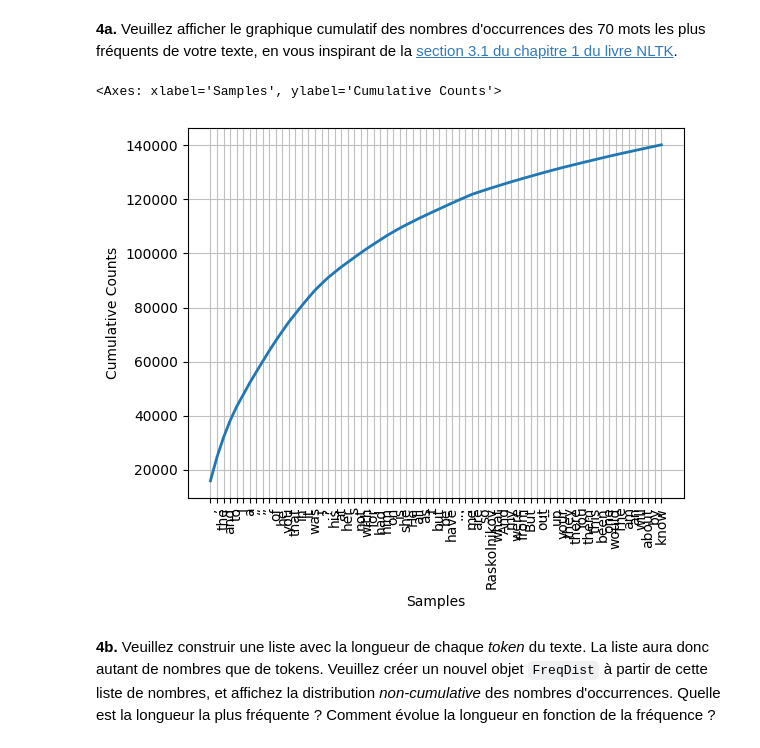
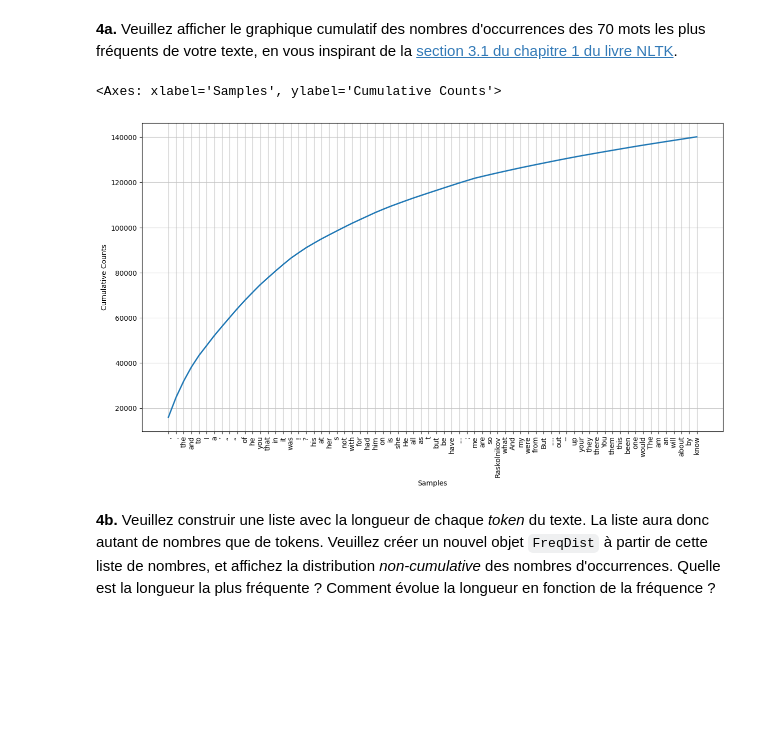
Before and after one commit to SlWa99/TAL-L1, a Jupyter notebook: TAL_Labo1b_Slimani_Troeltsch.ipynb, the cells around one changed output. Drawn from its saved outputs; the diff is of its cells as text; code cells hidden in the pictures; blank space fills up the shorter version.

```diff
--- a/TAL_Labo1b_Slimani_Troeltsch.ipynb
+++ b/TAL_Labo1b_Slimani_Troeltsch.ipynb
@@ -306,11 +306,12 @@ import matplotlib.pyplot
 **4a.** Veuillez afficher le graphique cumulatif des nombres d'occurrences des 70 mots les plus fréquents de votre texte, en vous inspirant de la  [section 3.1 du chapitre 1 du livre NLTK](http://www.nltk.org/book/ch01.html#frequency-distributions).
 # %%
 # Veuillez écrire votre code ci-dessous, puis exécuter cette cellule.
+plt.figure(figsize=(15, 8))
 
 fdist.plot(70, cumulative=True)
 # %% [output]
 <Axes: xlabel='Samples', ylabel='Cumulative Counts'>
-[figure, old version]
+[figure, new version]
 # %% [markdown]
 **4b.** Veuillez construir une liste avec la longueur de chaque _token_ du texte.  La liste aura donc autant de nombres que de tokens.  Veuillez créer un nouvel objet `FreqDist` à partir de cette liste de nombres, et affichez la distribution _non-cumulative_ des nombres d'occurrences.  Quelle est la longueur la plus fréquente ?  Comment évolue la longueur en fonction de la fréquence ?
 # %%
```
Also changed, not shown: parts of 4 cells of this notebook.
